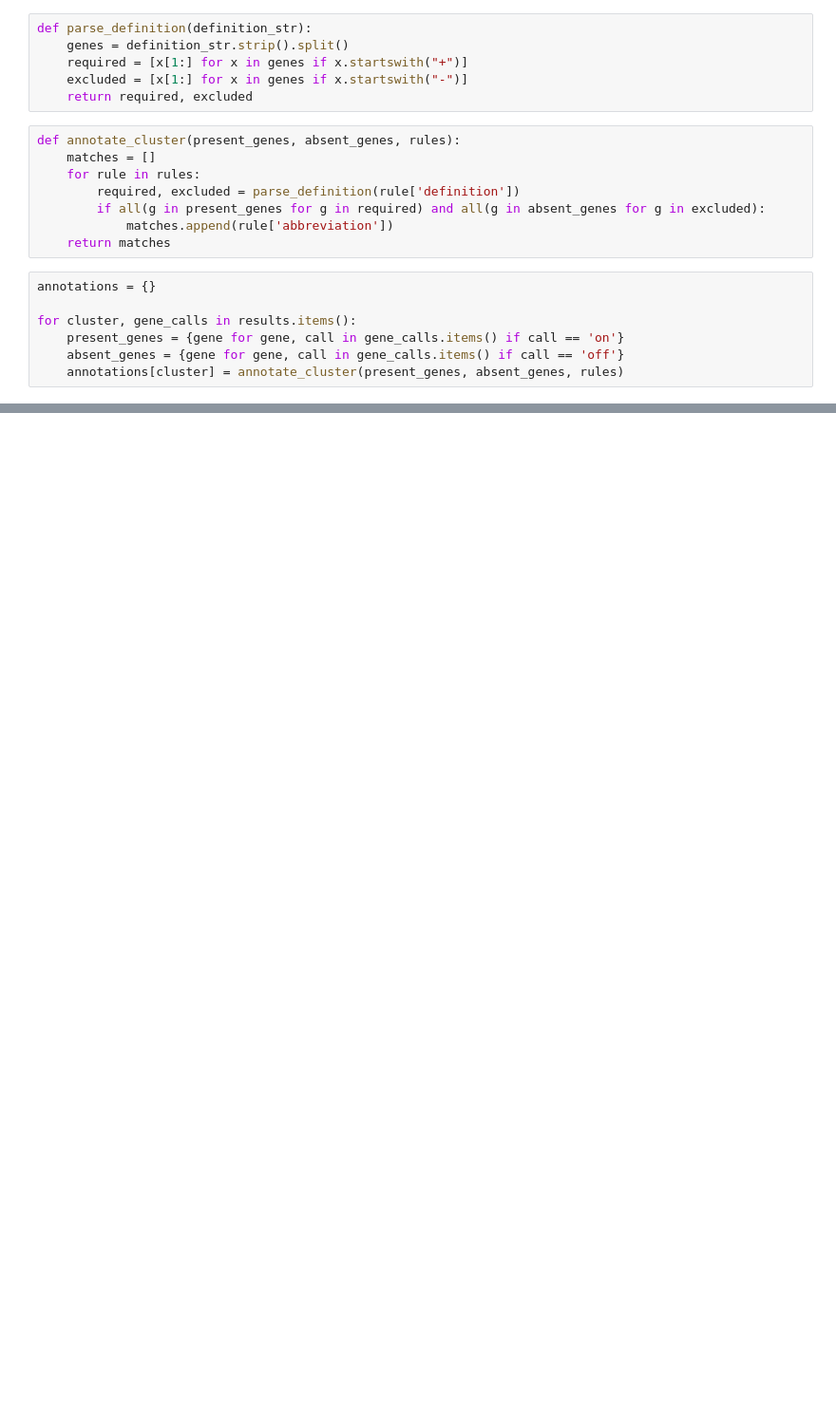
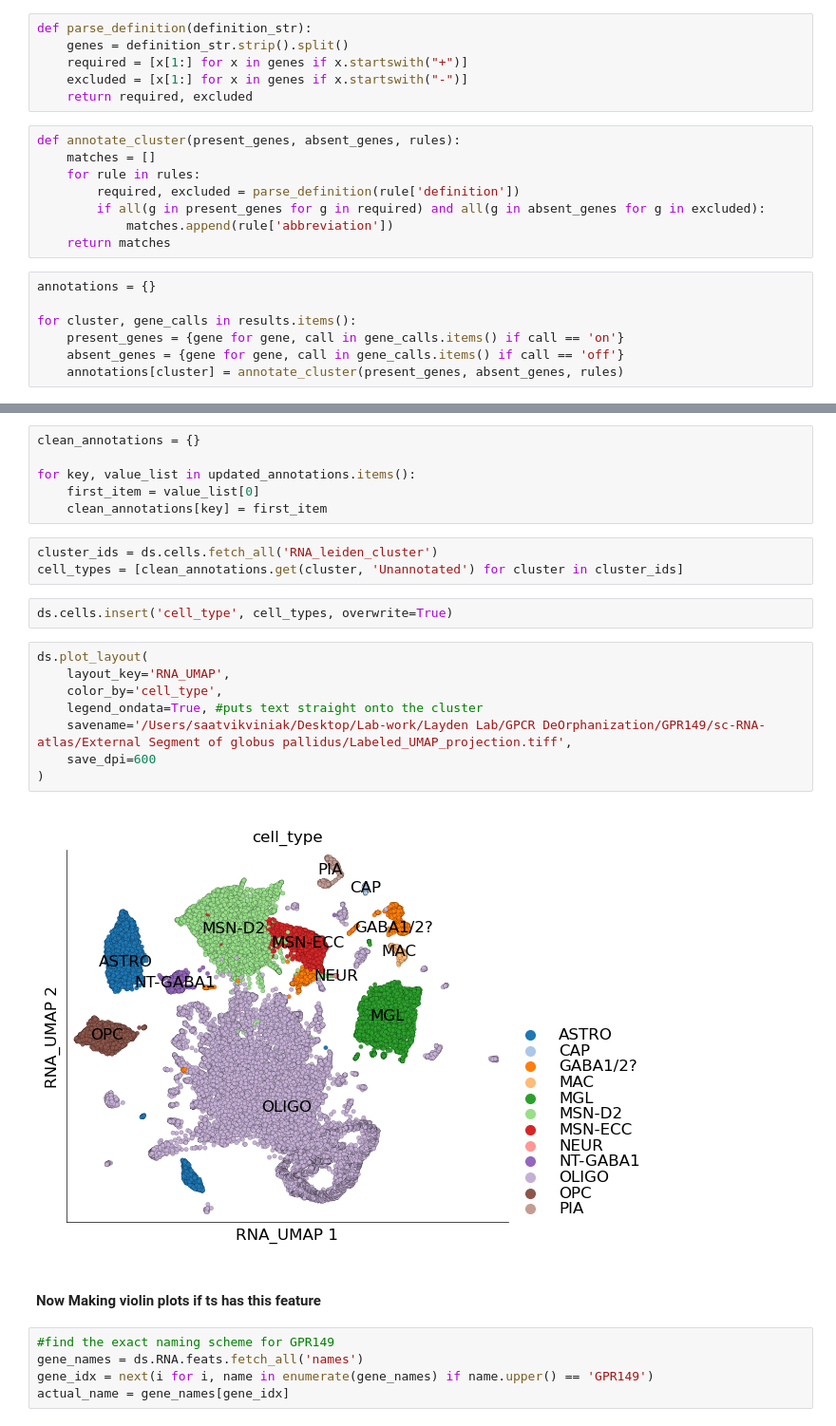
Before and after one commit to saatvik-viniak/sc-RNA-atlas, a Jupyter notebook: External Segment of globus pallidus/externalGP.ipynb, the cells around one changed output, grey strips where cells are left out. Shown at 95% size. Cells and saved outputs as stored; diff of their text form; blank space fills up the shorter version.

```diff
--- a/External Segment of globus pallidus/externalGP.ipynb
+++ b/External Segment of globus pallidus/externalGP.ipynb
@@ -455,0 +492,28 @@ off
+# %%
+clean_annotations = {}
+
+for key, value_list in updated_annotations.items():
+    first_item = value_list[0]
+    clean_annotations[key] = first_item
+# %%
+cluster_ids = ds.cells.fetch_all('RNA_leiden_cluster')
+cell_types = [clean_annotations.get(cluster, 'Unannotated') for cluster in cluster_ids]
+# %%
+ds.cells.insert('cell_type', cell_types, overwrite=True)
+# %%
+ds.plot_layout(
+    layout_key='RNA_UMAP',
+    color_by='cell_type',
+    legend_ondata=True, #puts text straight onto the cluster
+    savename='/Users/saatvikviniak/Desktop/Lab-work/Layden Lab/GPCR DeOrphanization/GPR149/sc-RNA-atlas/External Segment of globus pallidus/Labeled_UMAP_projection.tiff',
+    save_dpi=600
+)
+# %% [output]
+[figure, added]
+# %% [markdown]
+#### Now Making violin plots if ts has this feature
+# %%
+#find the exact naming scheme for GPR149
+gene_names = ds.RNA.feats.fetch_all('names')
+gene_idx = next(i for i, name in enumerate(gene_names) if name.upper() == 'GPR149')
+actual_name = gene_names[gene_idx]
```
Also changed, not shown: parts of 16 cells of this notebook, 1 other file.
